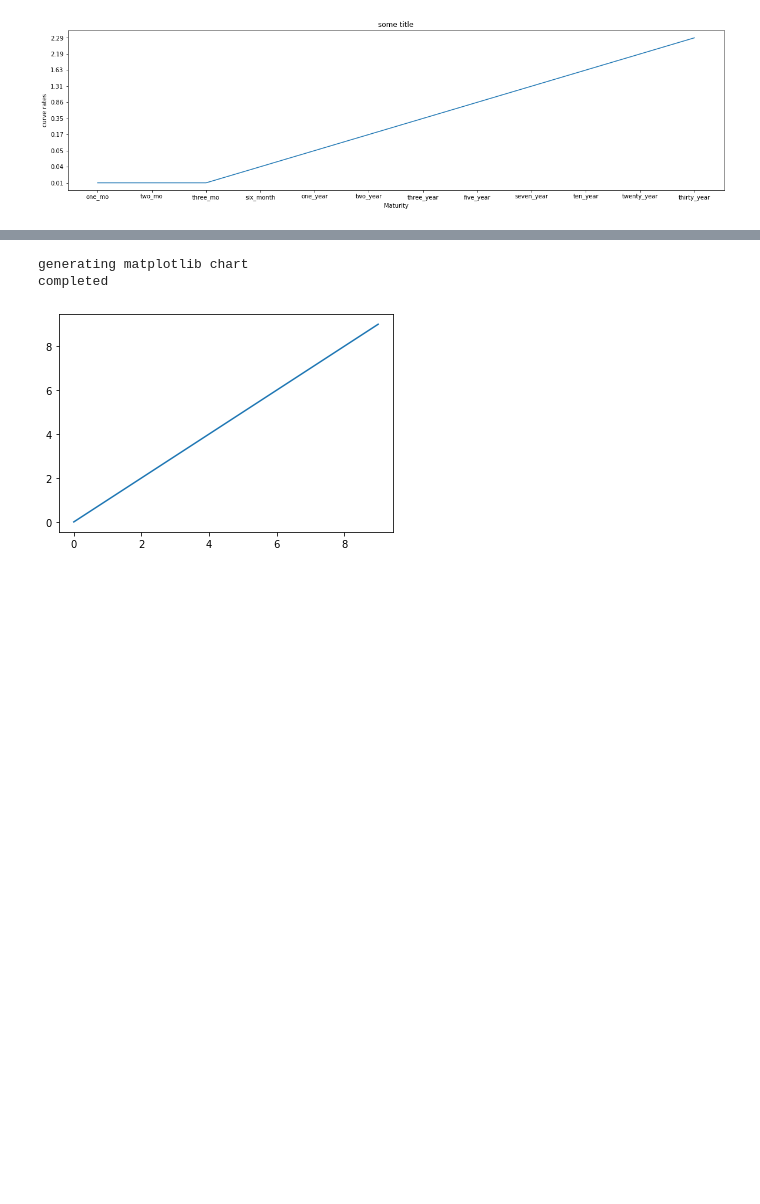
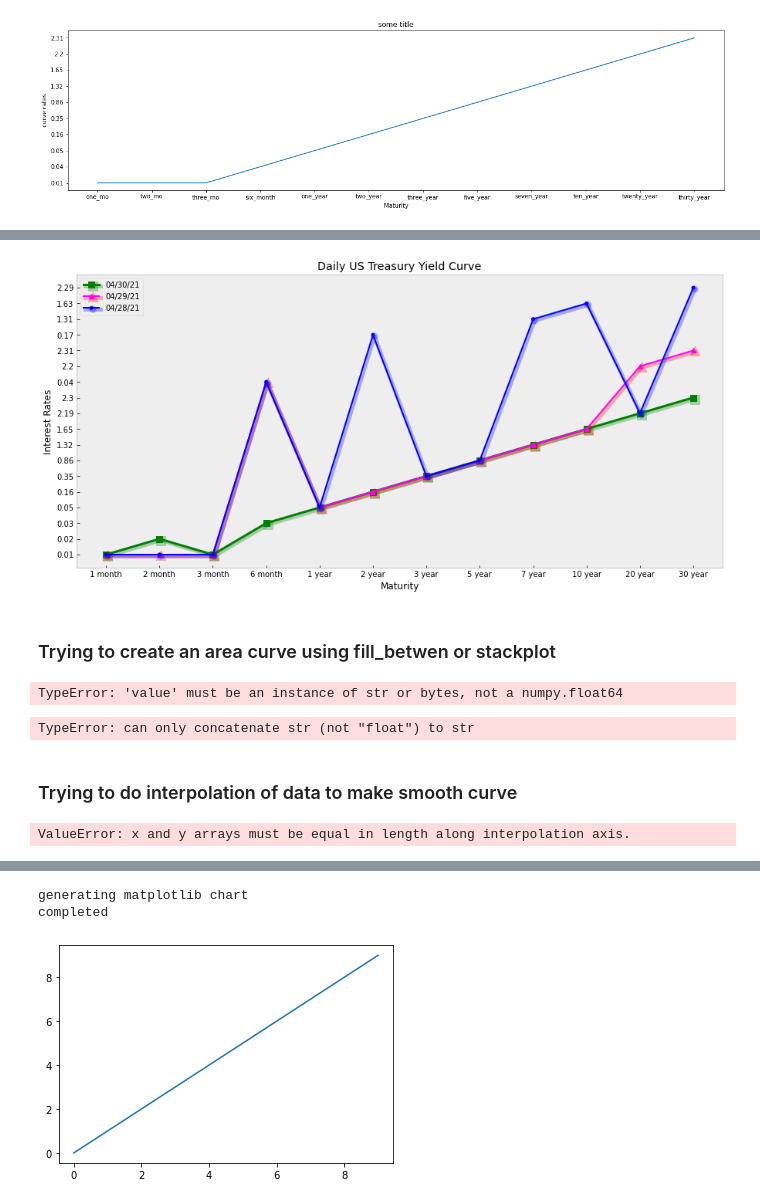
Before and after one commit to jperez29/treasury-yield-curve-rates, a Jupyter notebook: make_chart.ipynb, the cells around one changed output, grey strips where cells are left out. Saved outputs shown, nothing was run; the diff lists cells and outputs as text; code cells hidden in the pictures; blank space fills up the shorter version.

```diff
--- a/make_chart.ipynb
+++ b/make_chart.ipynb
@@ -88,0 +146,78 @@ plt.show()
+# %%
+plt.style.use('bmh')
+# %%
+plt.figure(figsize=(15,7))
+x = ['1 month', '2 month', '3 month', '6 month', '1 year', '2 year', '3 year', '5 year', '7 year', '10 year', '20 year', '30 year']
+y1 = list(df.iloc[-1][2:])
+y2 = list(df.iloc[-2][2:])
+y3 = list(df.iloc[-3][2:])
+plt.plot(x, y1, 'gs-', label = df.iloc[-1][1],markersize=8, linewidth=3.0, path_effects=[path_effects.SimpleLineShadow(shadow_color="green", linewidth=5),path_effects.Normal()])
+plt.plot(x, y2, '^-' ,color='magenta', label = df.iloc[-2][1], markersize=6, path_effects=[path_effects.SimpleLineShadow(shadow_color="red", linewidth=5),path_effects.Normal()])
+plt.plot(x, y3, 'bo-' , label = df.iloc[-3][1], markersize=4, path_effects=[path_effects.SimpleLineShadow(shadow_color="blue", linewidth=5),path_effects.Normal()])
+plt.title('Treasury Yield Curve')
+plt.xlabel('Maturity')
+plt.ylabel('Interest Rates')
+plt.title('Daily US Treasury Yield Curve')
+plt.legend(loc='upper left')
+plt.grid(False)
+plt.show()
+# %% [output]
+[figure, added]
+# %% [markdown]
+### Trying to create an  area curve using fill_betwen or stackplot
+# %%
+plt.figure(figsize=(26,8))
+# x = df.columns[2:]
+x = ['1 month', '2 month', '3 month', '6 month', '1 year', '2 year', '3 year', '5 year', '7 year', '10 year', '20 year', '30 year']
+y1 = list(df.iloc[-1][2:])
+y2 = list(df.iloc[-2][2:])
+y3 = list(df.iloc[-3][2:])
+plt.fill_between(x, y1, 'gs-', label = df.iloc[-1][1])
+plt.plot(x, y1, 'gs-', label = df.iloc[-1][1])
+plt.plot(x, y2, 'r^-' , label = df.iloc[-2][1])
+plt.plot(x, y3, 'bo-' , label = df.iloc[-3][1])
+# plt.stackplot(x, y1, y2, labels = ['A', 'B'])
+plt.xlabel('Maturity')
+plt.ylabel('curve rates')
+plt.title('Daily Treasury Yield Curve')
+plt.legend(loc='upper left')
+
+# x_new = np.linspace(1, 4, 300)
+# a_BSpline = make_interp_spline(x, y1)
+# y_new = a_BSpline(x_new)
+
+# plt.plot(x_new, y_new)
+
+# SMALL_SIZE = 20
+# MEDIUM_SIZE = 40
+# BIGGER_SIZE = 60
+
+# plt.rc('font', size=SMALL_SIZE)          # controls default text sizes
+# plt.rc('axes', titlesize=SMALL_SIZE)     # fontsize of the axes title
+# plt.rc('axes', labelsize=MEDIUM_SIZE)    # fontsize of the x and y labels
+# plt.rc('xtick', labelsize=SMALL_SIZE)    # fontsize of the tick labels
+# plt.rc('ytick', labelsize=SMALL_SIZE)    # fontsize of the tick labels
+# plt.rc('legend', fontsize=SMALL_SIZE)    # legend fontsize
+# plt.rc('figure', titlesize=BIGGER_SIZE)  # fontsize of the figure title
+plt.show()
+# %% [output]
+TypeError: 'value' must be an instance of str or bytes, not a numpy.float64
+# %%
+x = df['date'][-3:]
+y_one = df['one_mo'][-3:]
+y_two = df['two_mo'][-3:]
+plt.stackplot(x,
+              y_one, y_two,
+              labels=['one month', 'two month'],
+              alpha=0.8)
+
+plt.show()
+# %% [output]
+TypeError: can only concatenate str (not "float") to str
+# %% [markdown]
+### Trying to do interpolation of data to make smooth curve
+# %%
+f = interp1d(x, y1)
+# f2 = interp1d(x, y2, kind = 'cubic')
+# %% [output]
+ValueError: x and y arrays must be equal in length along interpolation axis.
```
Also changed, not shown: parts of 17 cells of this notebook, 3 other files.
